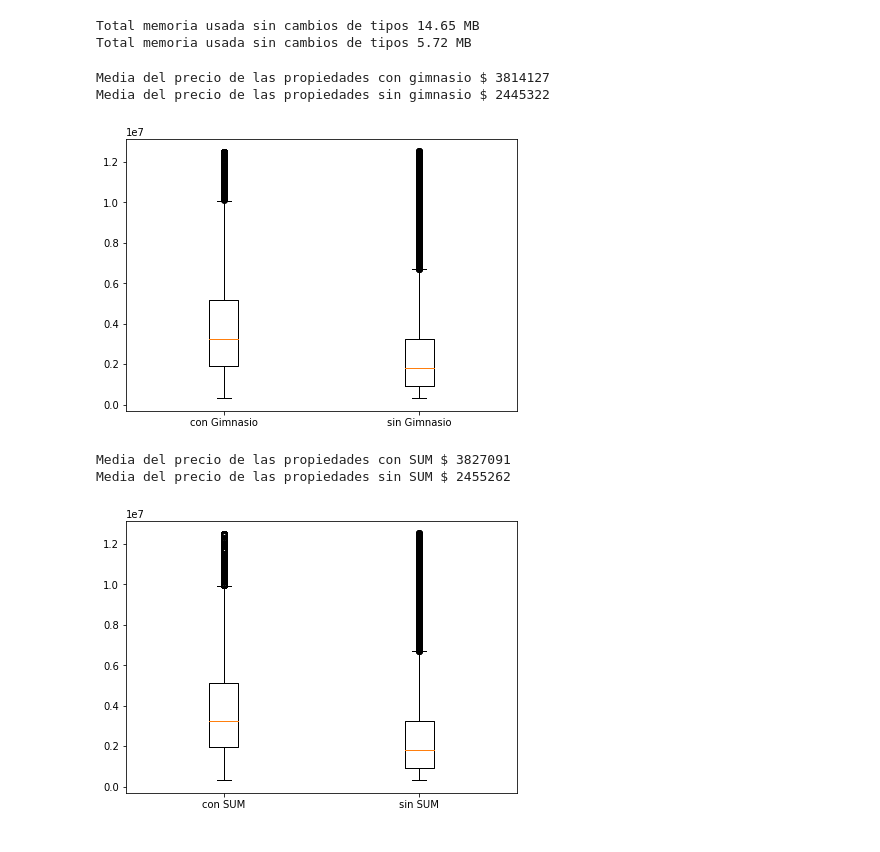
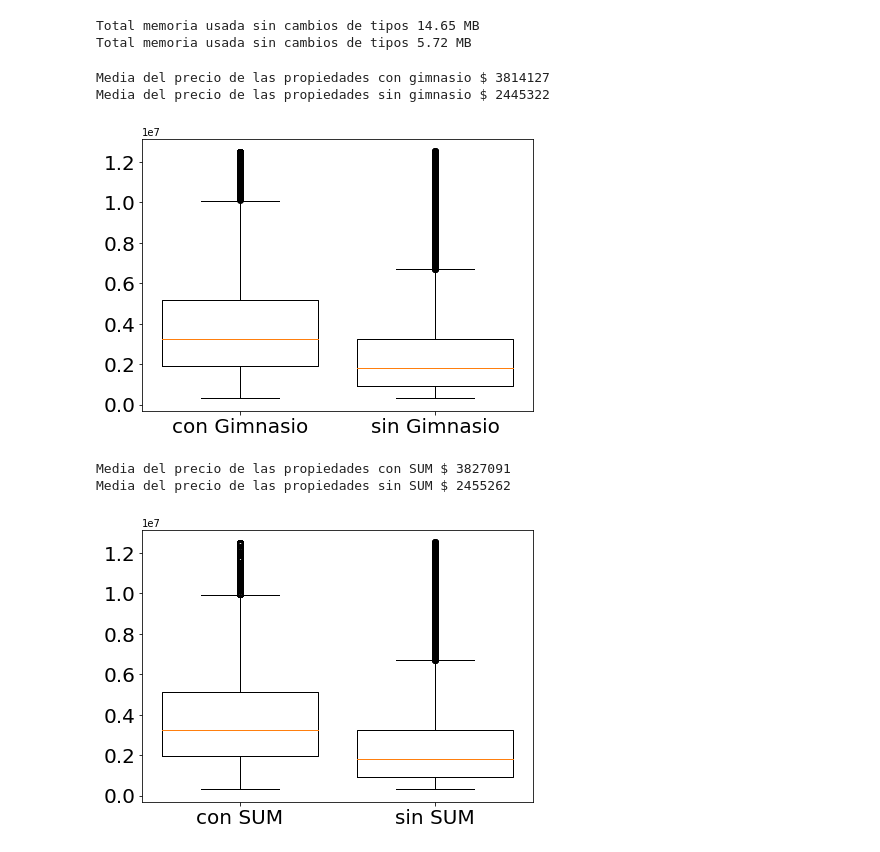
Before and after one commit to komod0/TPs-Org.Datos, a Jupyter notebook: tp1/nbfacundo.ipynb, the cells around one changed output. Cells and saved outputs as stored; diff of their text form; code cells hidden in the pictures.

```diff
--- a/tp1/nbfacundo.ipynb
+++ b/tp1/nbfacundo.ipynb
@@ -53,21 +54,24 @@ Total memoria usada sin cambios de tipos 5.72 MB
 # %%
 # Comparación directa de los servicios y disponibilidades de las propiedades
 
 print('Media del precio de las propiedades con gimnasio $ {:.0f}'
       .format(df_abool.loc[df_abool['gimnasio'] == True]['precio'].mean()))
 
 print('Media del precio de las propiedades sin gimnasio $ {:.0f}\n'
       .format(df_abool.loc[df_abool['gimnasio'] == False]['precio'].mean()))
 
 fig_1 = plt.figure(1, figsize = (7,5))
 sub_fig = fig_1.add_subplot(111)
+plt.xticks(fontsize = 20)
+plt.yticks(fontsize = 20)
 box_plot = sub_fig.boxplot([df_abool.loc[df_abool['gimnasio'] == True]['precio'],
-                             df_abool.loc[df_abool['gimnasio'] == False]['precio']],
-                             labels = ['con Gimnasio', 'sin Gimnasio'])
+                            df_abool.loc[df_abool['gimnasio'] == False]['precio']],
+                           labels = ['con Gimnasio', 'sin Gimnasio'],
+                           widths = 0.8)
 # %% [output]
 Media del precio de las propiedades con gimnasio $ 3814127
 Media del precio de las propiedades sin gimnasio $ 2445322
-[figure, old version]
+[figure, new version]
 # %%
 print('Media del precio de las propiedades con SUM $ {:.0f}'
       .format(df_abool.loc[df_abool['usosmultiples'] == True]['precio'].mean()))
@@ -77,13 +81,16 @@ print('Media del precio de las propiedades sin SUM $ {:.0f}\n'
 
 fig_2 = plt.figure(1, figsize = (7,5))
 sub_fig = fig_2.add_subplot(111)
+plt.xticks(fontsize = 20)
+plt.yticks(fontsize = 20)
 box_plot = sub_fig.boxplot([df_abool.loc[df_abool['usosmultiples'] == True]['precio'],
-                             df_abool.loc[df_abool['usosmultiples'] == False]['precio']],
-                             labels = ['con SUM', 'sin SUM'])
+                            df_abool.loc[df_abool['usosmultiples'] == False]['precio']],
+                           labels = ['con SUM', 'sin SUM'],
+                           widths = 0.8)
 # %% [output]
 Media del precio de las propiedades con SUM $ 3827091
 Media del precio de las propiedades sin SUM $ 2455262
-[figure, old version]
+[figure, new version]
 # %%
 print('Media del precio de las propiedades con piscina $ {:.0f}'
       .format(df_abool.loc[df_abool['piscina'] == True]['precio'].mean()))
```
Also changed, not shown: parts of 4 cells of this notebook.
